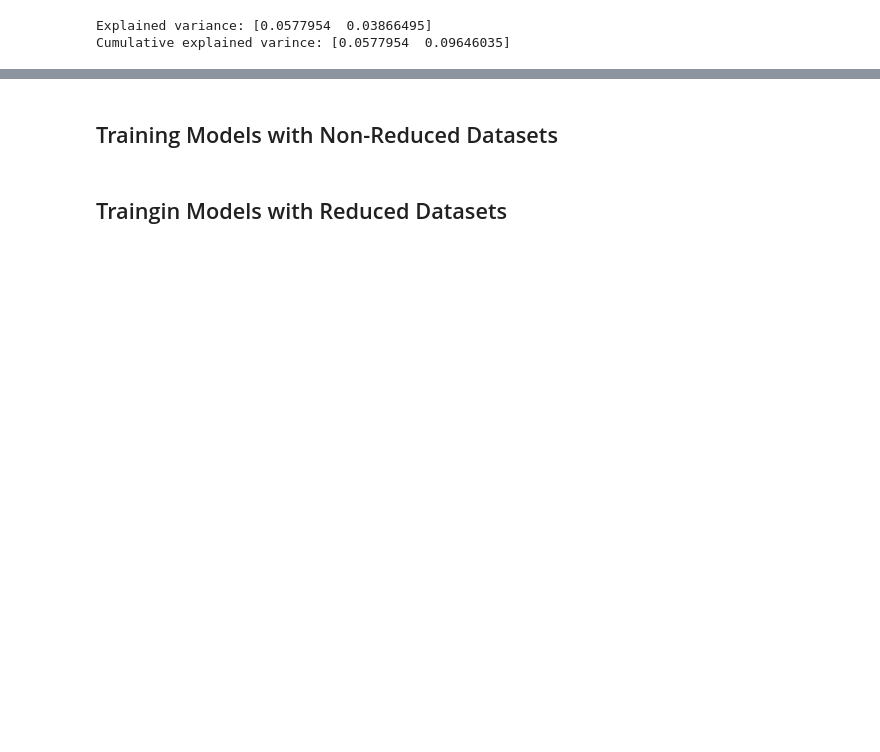
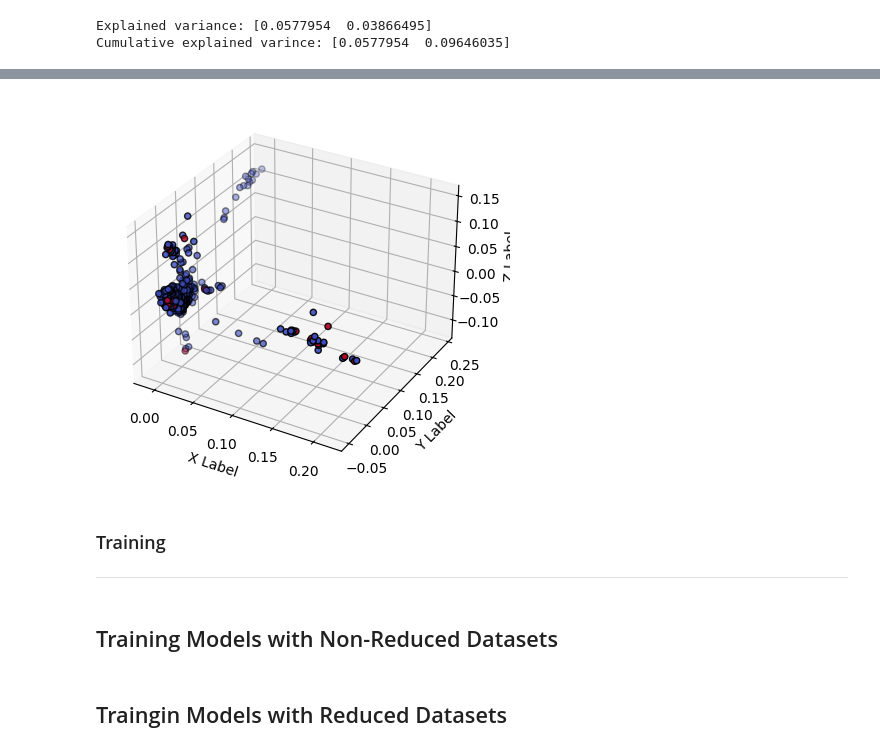
Before and after one commit to GrantOstafichuk/Dimensionality-Reduction, a Jupyter notebook: dimensionality_reduction.ipynb, the cells around one changed output, grey strips where cells are left out. Drawn from its saved outputs; the diff is of its cells as text; code cells hidden in the pictures; blank space fills up the shorter version.

```diff
--- a/dimensionality_reduction.ipynb
+++ b/dimensionality_reduction.ipynb
@@ -160,3 +204,27 @@ Cumulative explained varince: [0.0577954  0.09646035]
+# %%
+# LLE
+lle = LocallyLinearEmbedding(n_components=3, n_neighbors=65)
+lle_transformed = lle.fit_transform(X)
+
+x_lle, y_lle, z_lle = zip(*lle_transformed)
+
+fig = plt.figure()
+ax = fig.add_subplot(projection='3d')
+
+ax.scatter(x_lle, y_lle, z_lle, c =y, cmap='coolwarm', edgecolor='k')
+ax.set_xlabel('X Label')
+ax.set_ylabel('Y Label')
+ax.set_zlabel('Z Label')
+
+plt.show()
+# %% [output]
+[figure, added]
+# %% [markdown]
+
+
+### Training
+
+---
 # %% [markdown]
 ## Training Models with Non-Reduced Datasets
 # %% [markdown]
```
Also changed, not shown: parts of 8 cells of this notebook.
